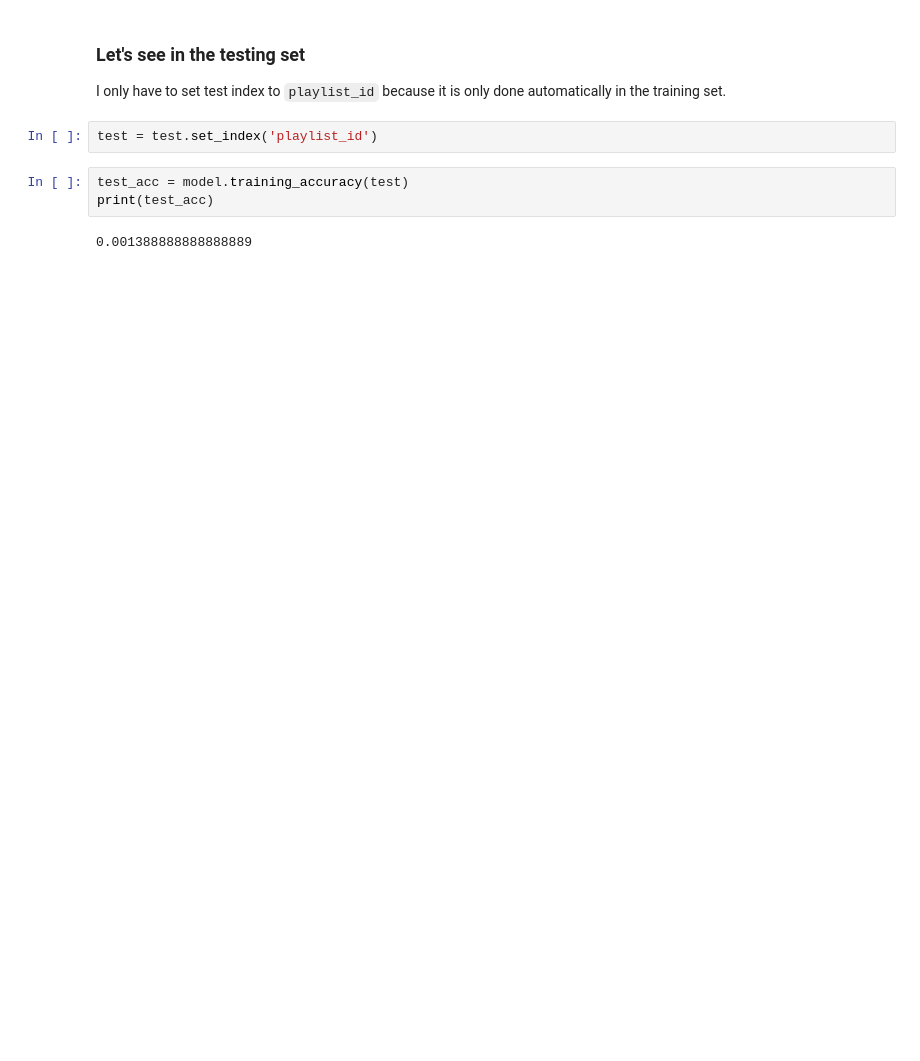
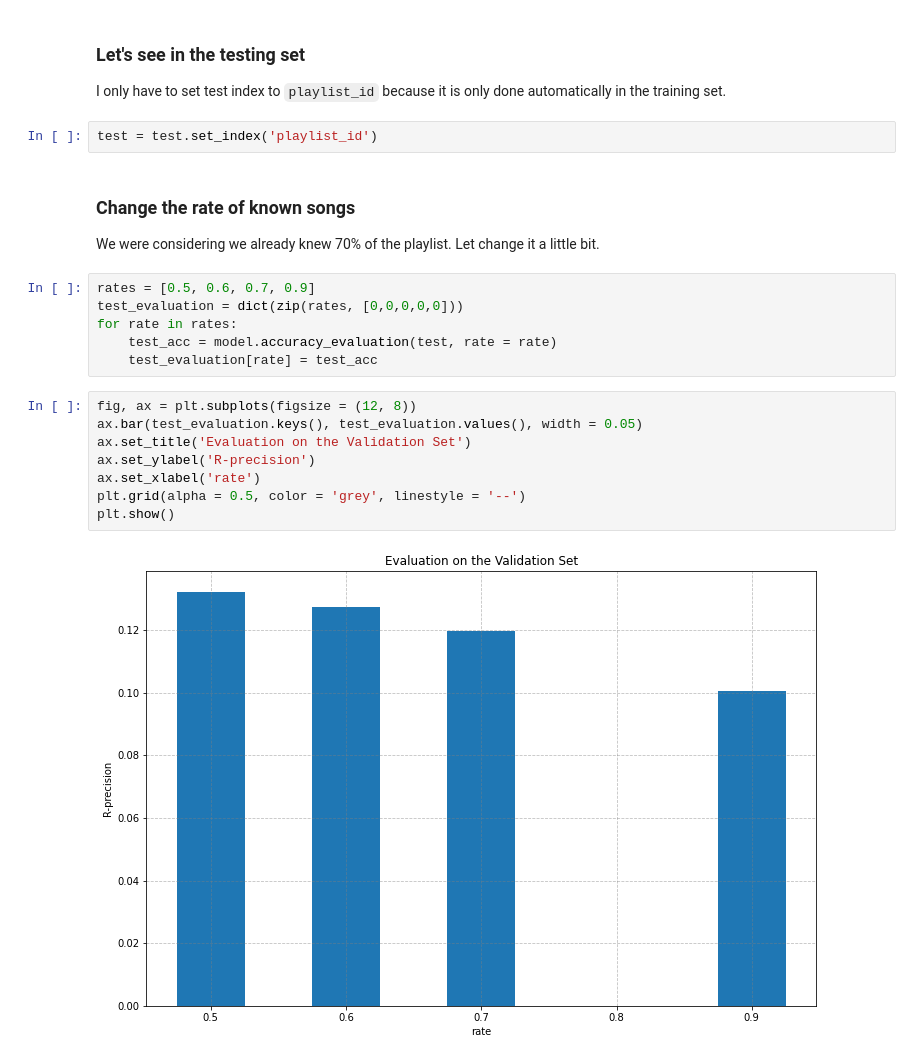
Before and after one commit to lucasresck/espotifai, a Jupyter notebook: notebooks/similarity_matrix.ipynb, the cells around one changed output. Drawn from its saved outputs; the diff is of its cells as text; blank space fills up the shorter version.

```diff
--- a/notebooks/similarity_matrix.ipynb
+++ b/notebooks/similarity_matrix.ipynb
@@ -257,8 +365,23 @@ print(acc)
 I only have to set test index to `playlist_id` because it is only done automatically in the training set.
 # %%
 test = test.set_index('playlist_id')
-# %%
-test_acc = model.training_accuracy(test)
-print(test_acc)
-# %% [output]
-0.001388888888888889
+# %% [markdown]
+### Change the rate of known songs
+
+We were considering we already knew 70% of the playlist. Let change it a little bit.
+# %%
+rates = [0.5, 0.6, 0.7, 0.9]
+test_evaluation = dict(zip(rates, [0,0,0,0,0]))
+for rate in rates:
+    test_acc = model.accuracy_evaluation(test, rate = rate)
+    test_evaluation[rate] = test_acc
+# %%
+fig, ax = plt.subplots(figsize = (12, 8))
+ax.bar(test_evaluation.keys(), test_evaluation.values(), width = 0.05)
+ax.set_title('Evaluation on the Validation Set')
+ax.set_ylabel('R-precision')
+ax.set_xlabel('rate')
+plt.grid(alpha = 0.5, color = 'grey', linestyle = '--')
+plt.show()
+# %% [output]
+[figure, added]
```
Also changed, not shown: parts of 32 cells of this notebook.
